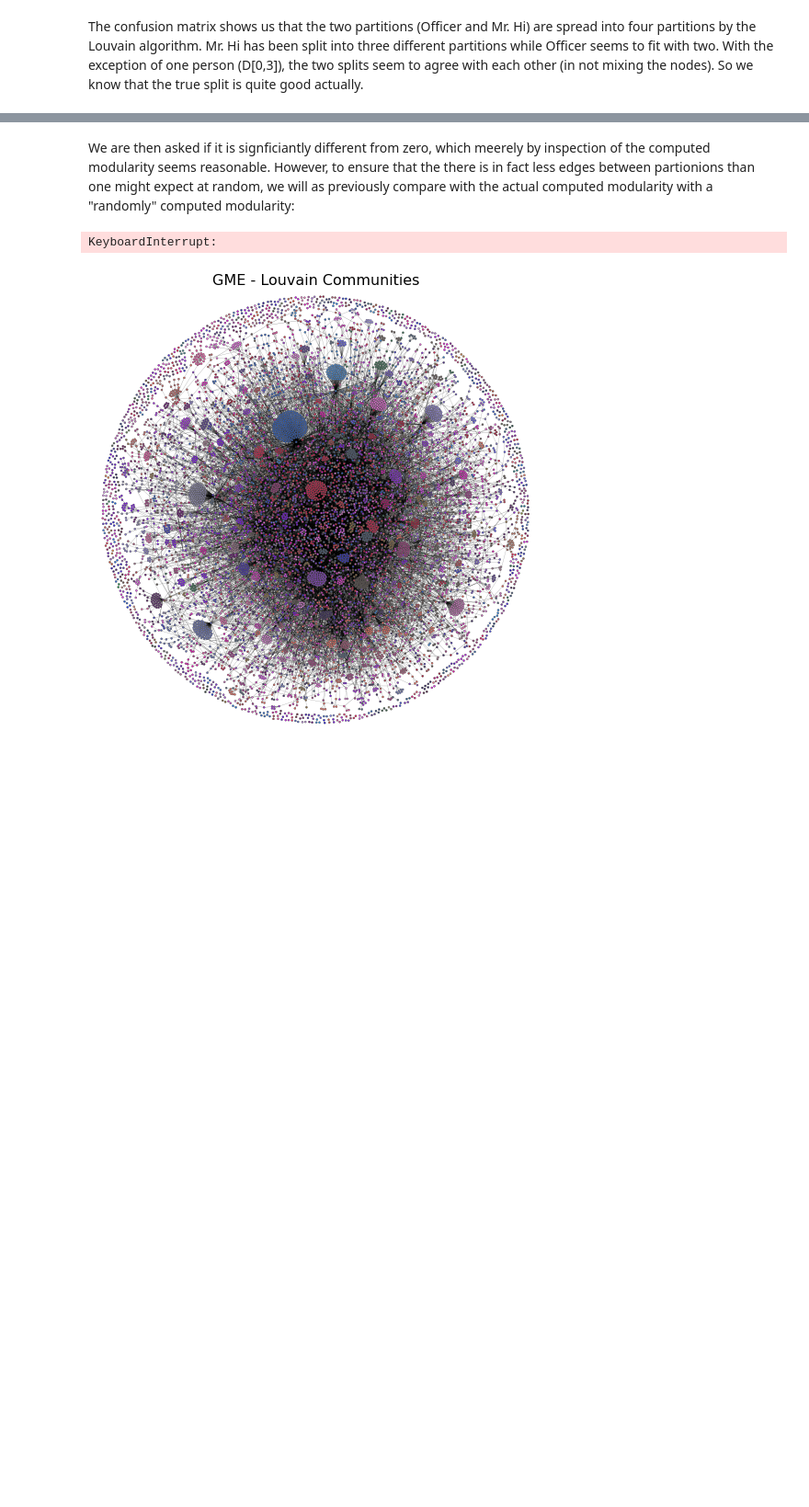
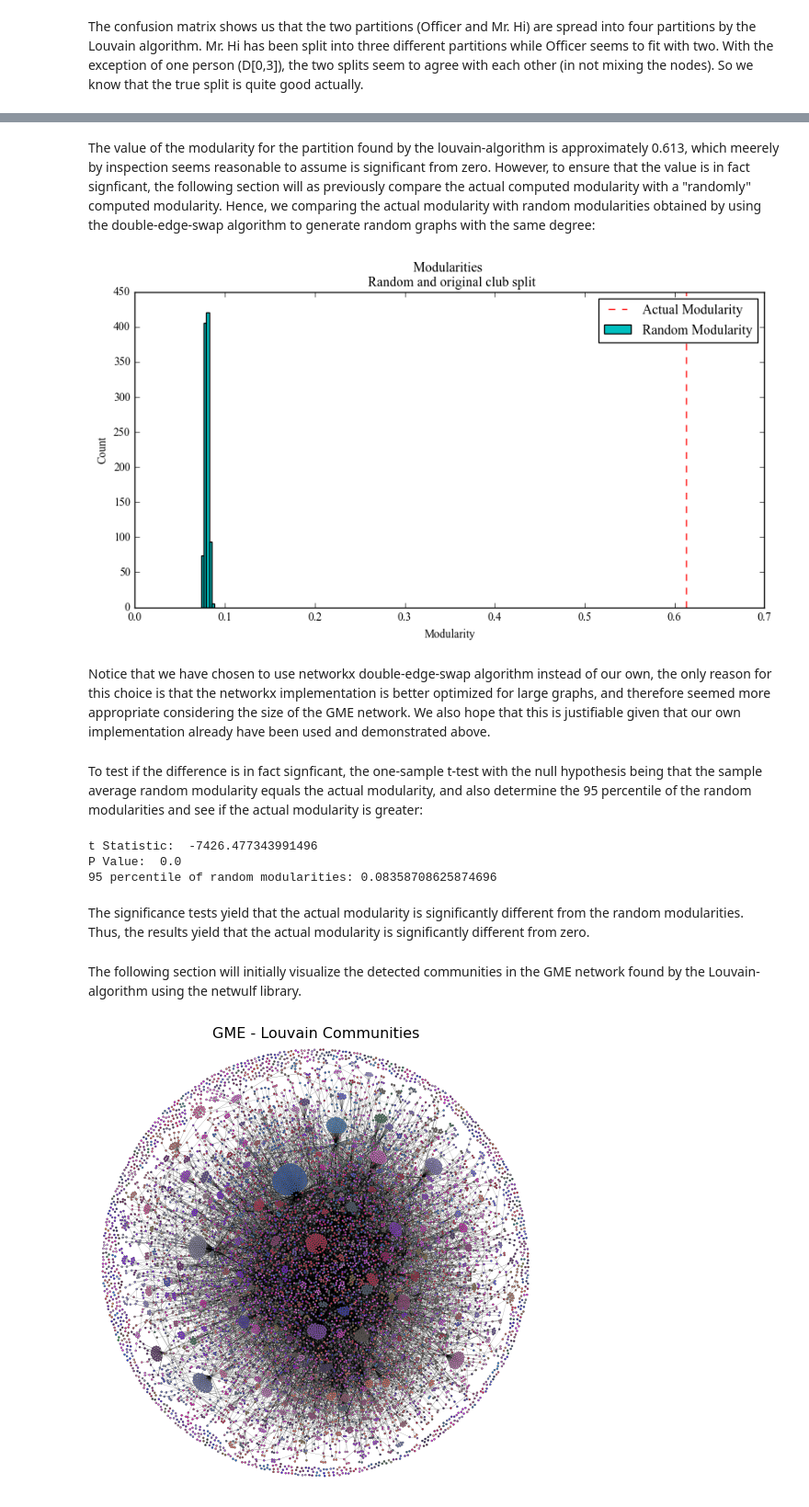
Before and after one commit to DanielHolmelund/Computational-Social-Science-02467, a Jupyter notebook: Assignment 2.ipynb, the cells around one changed output, grey strips where cells are left out. Shown at 92% size. Drawn from its saved outputs; the diff is of its cells as text; code cells hidden in the pictures; blank space fills up the shorter version.

```diff
--- a/Assignment 2.ipynb
+++ b/Assignment 2.ipynb
@@ -719,20 +735,40 @@ Modularity of the GME network:  0.6115891079013841
-# %% [markdown]
-We are then asked if it is signficiantly different from zero, which meerely by inspection of the computed modularity seems reasonable. However, to ensure that the there is in fact less edges between partionions than one might expect at random, we will as previously compare with the actual computed modularity with a "randomly" computed modularity:
-# %%
-random_mods = []
-for _ in tqdm(range(1001)):
-    G_random = double_edge_swap(GME_graph, GME_graph.number_of_edges() + 10)
-    random_mods.append(modularity(G_random, list(community_dict.values())))
-
-plt.style.use('ggplot')
-fig, ax = plt.subplots(figsize=(10,5), dpi=100)
-ax.hist(random_mods, label="Random Modularity", bins=5, color='c')
-ax.axvline(modularity(GME_graph, list(community_dict.values())), linestyle='--', color='r', label="Actual Modularity")
-ax.set_title("Modularities \n Random and original club split")
-ax.set_xlabel("Modularity")
-ax.set_ylabel("Count")
-ax.legend()
-plt.show()
-# %% [output]
-KeyboardInterrupt:
+# %% [markdown]
+The value of the modularity for the partition found by the louvain-algorithm is approximately 0.613, which meerely by inspection seems reasonable to assume is significant from zero. However, to ensure that the value is in fact signficant, the following section will as previously compare the actual computed modularity with a "randomly" computed modularity. Hence, we comparing the actual modularity with random modularities obtained by using the double-edge-swap algorithm to generate random graphs with the same degree:
+# %%
+random_mods = []
+#Let's try networkx implementation to see if it is faster
+for _ in tqdm(range(1000)): #This is going to take way way to long time
+    #G_random = double_edge_swap(GME_graph, GME_graph.number_of_edges() + 10)
+    temp = GME_graph.copy()
+    nx.double_edge_swap(temp, nswap=GME_graph.number_of_edges(), max_tries=2 * GME_graph.number_of_edges())
+    random_mods.append(modularity(temp, list(community_dict.values())))
+
+
+fig, ax = plt.subplots(figsize=(10,5), dpi=100)
+ax.hist(random_mods, label="Random Modularity", bins=5, color='c')
+ax.axvline(modularity(GME_graph, list(community_dict.values())), linestyle='--', color='r', label="Actual Modularity")
+ax.set_title("Modularities \n Random and original club split")
+ax.set_xlabel("Modularity")
+ax.set_ylabel("Count")
+ax.legend()
+plt.show()
+# %% [output]
+[figure, added]
+# %% [markdown]
+Notice that we have chosen to use networkx double-edge-swap algorithm instead of our own, the only reason for this choice is that the networkx implementation is better optimized for large graphs, and therefore seemed more appropriate considering the size of the GME network. We also hope that this is justifiable given that our own implementation already have been used and demonstrated above.
+# %% [markdown]
+To test if the difference is in fact signficant, the one-sample t-test with the null hypothesis being that the sample average random modularity equals the actual modularity, and also determine the 95 percentile of the random modularities and see if the actual modularity is greater:
+# %%
+tscore, pvalue = stats.ttest_1samp(random_mods, popmean=modularity(GME_graph, list(community_dict.values())))
+print("t Statistic: ", tscore)
+print("P Value: ", pvalue)
+print(f"95 percentile of random modularities: {np.percentile(random_mods, 95)}")
+# %% [output]
+t Statistic:  -7426.477343991496
+P Value:  0.0
+95 percentile of random modularities: 0.08358708625874696
+# %% [markdown]
+The significance tests yield that the actual modularity is significantly different from the random modularities. Thus, the results yield that the actual modularity is significantly different from zero.
+# %% [markdown]
+The following section will initially visualize the detected communities in the GME network found by the Louvain-algorithm using the netwulf library.
 # %%
```
Also changed, not shown: parts of 62 cells of this notebook.
